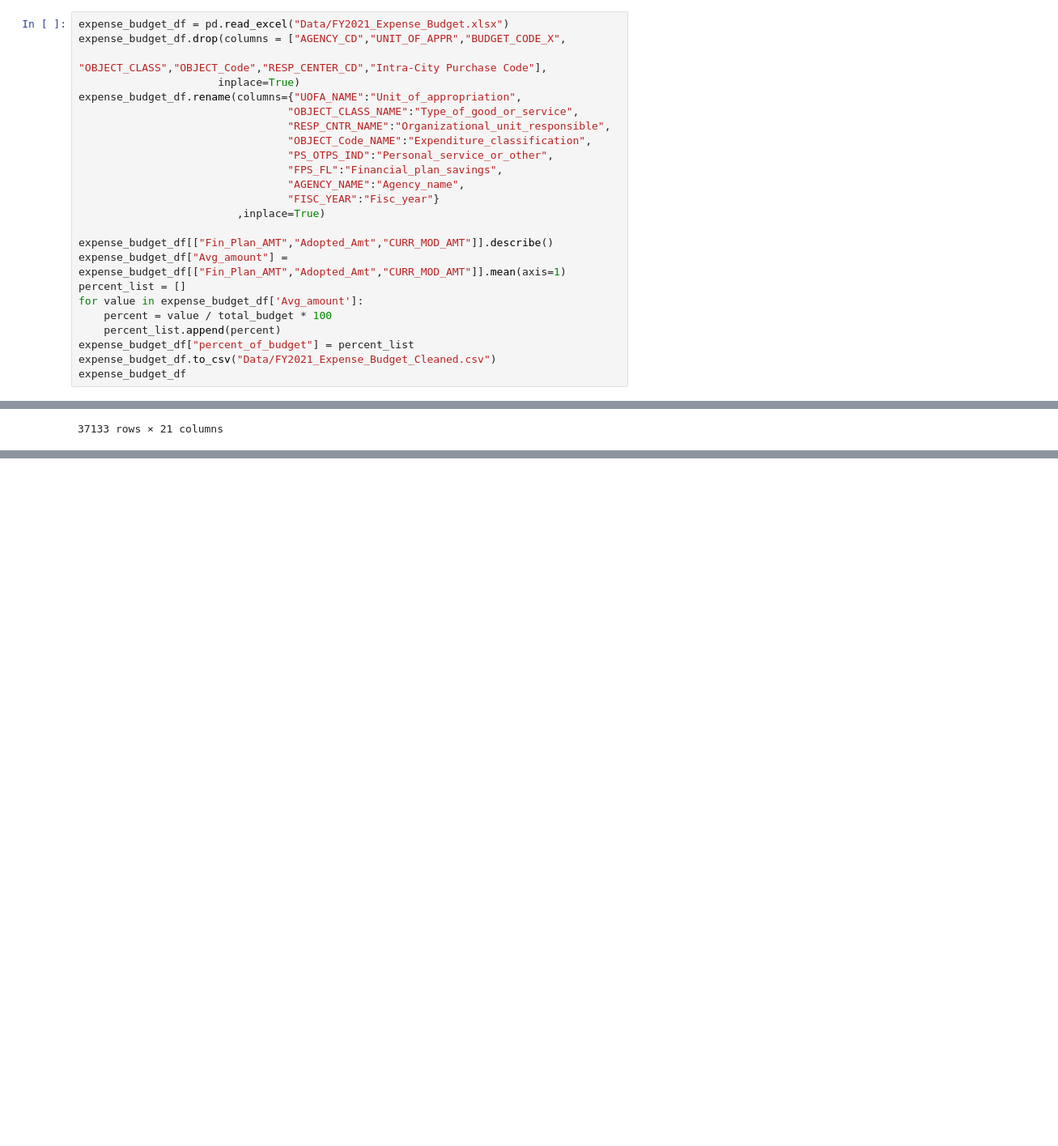
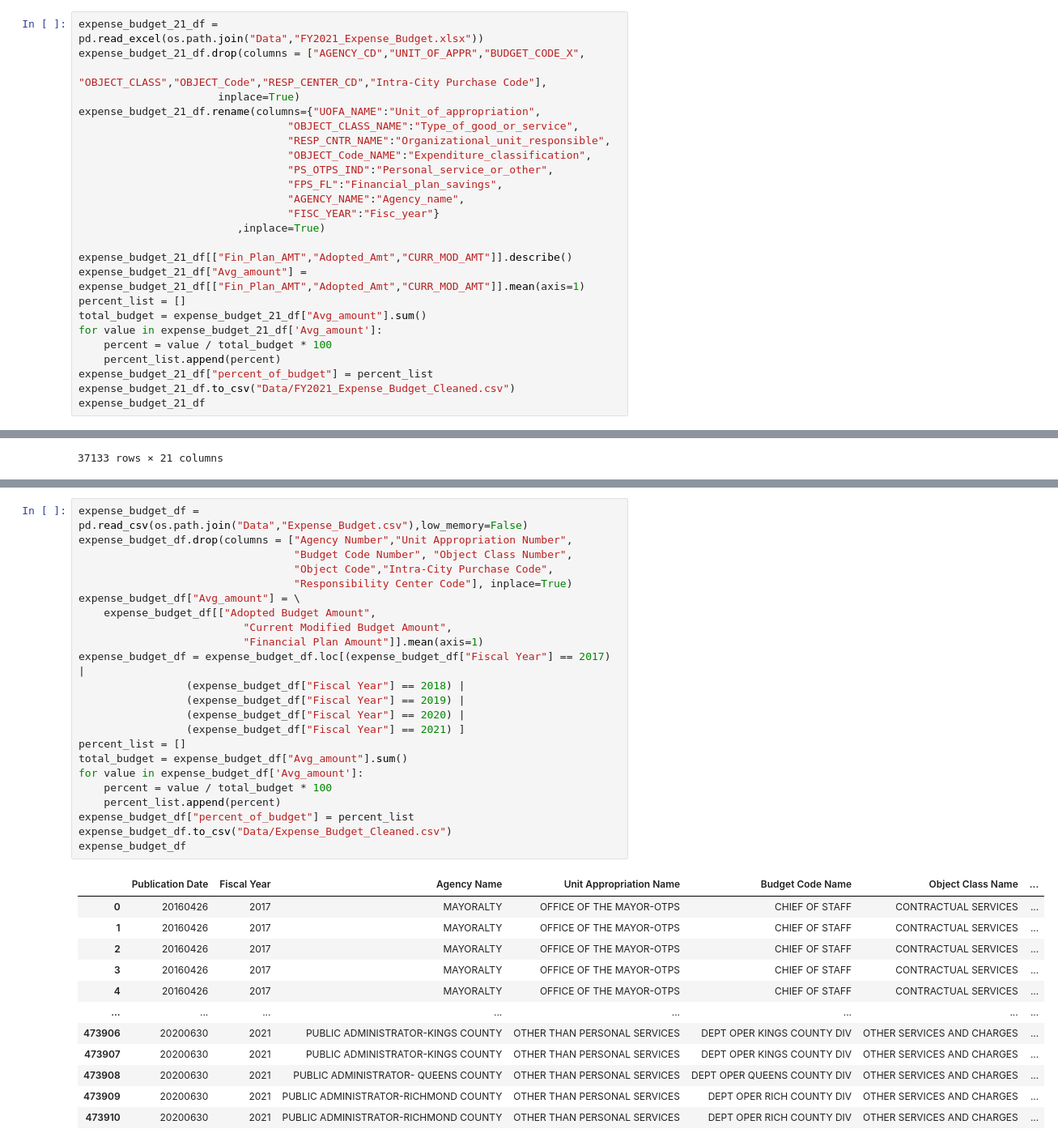
Before and after one commit to JeremyBrent/NYC_budget_analysis, a Jupyter notebook: eda.ipynb, the cells around one changed output, grey strips where cells are left out. Shown at 81% size. Drawn from its saved outputs; the diff is of its cells as text; blank space fills up the shorter version.

Commit message:
added expense budget data from 2017-2021, cleaned and manupulated the data and started to analyze in tableau

```diff
--- a/eda.ipynb
+++ b/eda.ipynb
@@ -115,9 +84,9 @@ expense_budget_df
 # %%
-expense_budget_df = pd.read_excel("Data/FY2021_Expense_Budget.xlsx")
-expense_budget_df.drop(columns = ["AGENCY_CD","UNIT_OF_APPR","BUDGET_CODE_X",
+expense_budget_21_df = pd.read_excel(os.path.join("Data","FY2021_Expense_Budget.xlsx"))
+expense_budget_21_df.drop(columns = ["AGENCY_CD","UNIT_OF_APPR","BUDGET_CODE_X",
                                   "OBJECT_CLASS","OBJECT_Code","RESP_CENTER_CD","Intra-City Purchase Code"],
                       inplace=True)
-expense_budget_df.rename(columns={"UOFA_NAME":"Unit_of_appropriation",
+expense_budget_21_df.rename(columns={"UOFA_NAME":"Unit_of_appropriation",
                                  "OBJECT_CLASS_NAME":"Type_of_good_or_service",
                                  "RESP_CNTR_NAME":"Organizational_unit_responsible",
                                  "OBJECT_Code_NAME":"Expenditure_classification",
@@ -127,15 +96,16 @@ expense_budget_df.rename(columns={"UOFA_NAME":"Unit_of_appropriation",
                                  "FISC_YEAR":"Fisc_year"}
                          ,inplace=True)
 
-expense_budget_df[["Fin_Plan_AMT","Adopted_Amt","CURR_MOD_AMT"]].describe()
-expense_budget_df["Avg_amount"] = expense_budget_df[["Fin_Plan_AMT","Adopted_Amt","CURR_MOD_AMT"]].mean(axis=1)
+expense_budget_21_df[["Fin_Plan_AMT","Adopted_Amt","CURR_MOD_AMT"]].describe()
+expense_budget_21_df["Avg_amount"] = expense_budget_21_df[["Fin_Plan_AMT","Adopted_Amt","CURR_MOD_AMT"]].mean(axis=1)
 percent_list = []
-for value in expense_budget_df['Avg_amount']:
+total_budget = expense_budget_21_df["Avg_amount"].sum()
+for value in expense_budget_21_df['Avg_amount']:
     percent = value / total_budget * 100
     percent_list.append(percent)
-expense_budget_df["percent_of_budget"] = percent_list
-expense_budget_df.to_csv("Data/FY2021_Expense_Budget_Cleaned.csv")
-expense_budget_df
+expense_budget_21_df["percent_of_budget"] = percent_list
+expense_budget_21_df.to_csv("Data/FY2021_Expense_Budget_Cleaned.csv")
+expense_budget_21_df
 # %% [output]
 |  | Pub_Date | Fisc_year | Agency_name | Unit_of_appropriation | BUDGET_CODE_NAME | Type_of_good_or_service | ... |
 | 0 | 20200416 | 2021 | MAYORALTY | OFFICE OF THE MAYOR-OTPS | CHIEF OF STAFF | CONTRACTUAL SERVICES | ... |
@@ -173,0 +146,36 @@ expense_budget_dictionary_df
+# %%
+expense_budget_df = pd.read_csv(os.path.join("Data","Expense_Budget.csv"),low_memory=False)
+expense_budget_df.drop(columns = ["Agency Number","Unit Appropriation Number",
+                                  "Budget Code Number", "Object Class Number",
+                                  "Object Code","Intra-City Purchase Code",
+                                  "Responsibility Center Code"], inplace=True)
+expense_budget_df["Avg_amount"] = \
+    expense_budget_df[["Adopted Budget Amount",
+                          "Current Modified Budget Amount",
+                          "Financial Plan Amount"]].mean(axis=1)
+expense_budget_df = expense_budget_df.loc[(expense_budget_df["Fiscal Year"] == 2017) |
+                 (expense_budget_df["Fiscal Year"] == 2018) |
+                 (expense_budget_df["Fiscal Year"] == 2019) |
+                 (expense_budget_df["Fiscal Year"] == 2020) |
+                 (expense_budget_df["Fiscal Year"] == 2021) ]
+percent_list = []
+total_budget = expense_budget_df["Avg_amount"].sum()
+for value in expense_budget_df['Avg_amount']:
+    percent = value / total_budget * 100
+    percent_list.append(percent)
+expense_budget_df["percent_of_budget"] = percent_list
+expense_budget_df.to_csv("Data/Expense_Budget_Cleaned.csv")
+expense_budget_df
+# %% [output]
+|  | Publication Date | Fiscal Year | Agency Name | Unit Appropriation Name | Budget Code Name | Object Class Name | ... |
+| 0 | 20160426 | 2017 | MAYORALTY | OFFICE OF THE MAYOR-OTPS | CHIEF OF STAFF | CONTRACTUAL SERVICES | ... |
+| 1 | 20160426 | 2017 | MAYORALTY | OFFICE OF THE MAYOR-OTPS | CHIEF OF STAFF | CONTRACTUAL SERVICES | ... |
+| 2 | 20160426 | 2017 | MAYORALTY | OFFICE OF THE MAYOR-OTPS | CHIEF OF STAFF | CONTRACTUAL SERVICES | ... |
+| 3 | 20160426 | 2017 | MAYORALTY | OFFICE OF THE MAYOR-OTPS | CHIEF OF STAFF | CONTRACTUAL SERVICES | ... |
+| 4 | 20160426 | 2017 | MAYORALTY | OFFICE OF THE MAYOR-OTPS | CHIEF OF STAFF | CONTRACTUAL SERVICES | ... |
+| ... | ... | ... | ... | ... | ... | ... | ... |
+| 473906 | 20200630 | 2021 | PUBLIC ADMINISTRATOR-KINGS COUNTY | OTHER THAN PERSONAL SERVICES | DEPT OPER KINGS COUNTY DIV | OTHER SERVICES AND CHARGES | ... |
+| 473907 | 20200630 | 2021 | PUBLIC ADMINISTRATOR-KINGS COUNTY | OTHER THAN PERSONAL SERVICES | DEPT OPER KINGS COUNTY DIV | OTHER SERVICES AND CHARGES | ... |
+| 473908 | 20200630 | 2021 | PUBLIC ADMINISTRATOR- QUEENS COUNTY | OTHER THAN PERSONAL SERVICES | DEPT OPER QUEENS COUNTY DIV | OTHER SERVICES AND CHARGES | ... |
+| 473909 | 20200630 | 2021 | PUBLIC ADMINISTRATOR-RICHMOND COUNTY | OTHER THAN PERSONAL SERVICES | DEPT OPER RICH COUNTY DIV | OTHER SERVICES AND CHARGES | ... |
+| 473910 | 20200630 | 2021 | PUBLIC ADMINISTRATOR-RICHMOND COUNTY | OTHER THAN PERSONAL SERVICES | DEPT OPER RICH COUNTY DIV | OTHER SERVICES AND CHARGES | ... |
```
Also changed, not shown: parts of 9 cells of this notebook, 3 other files.
